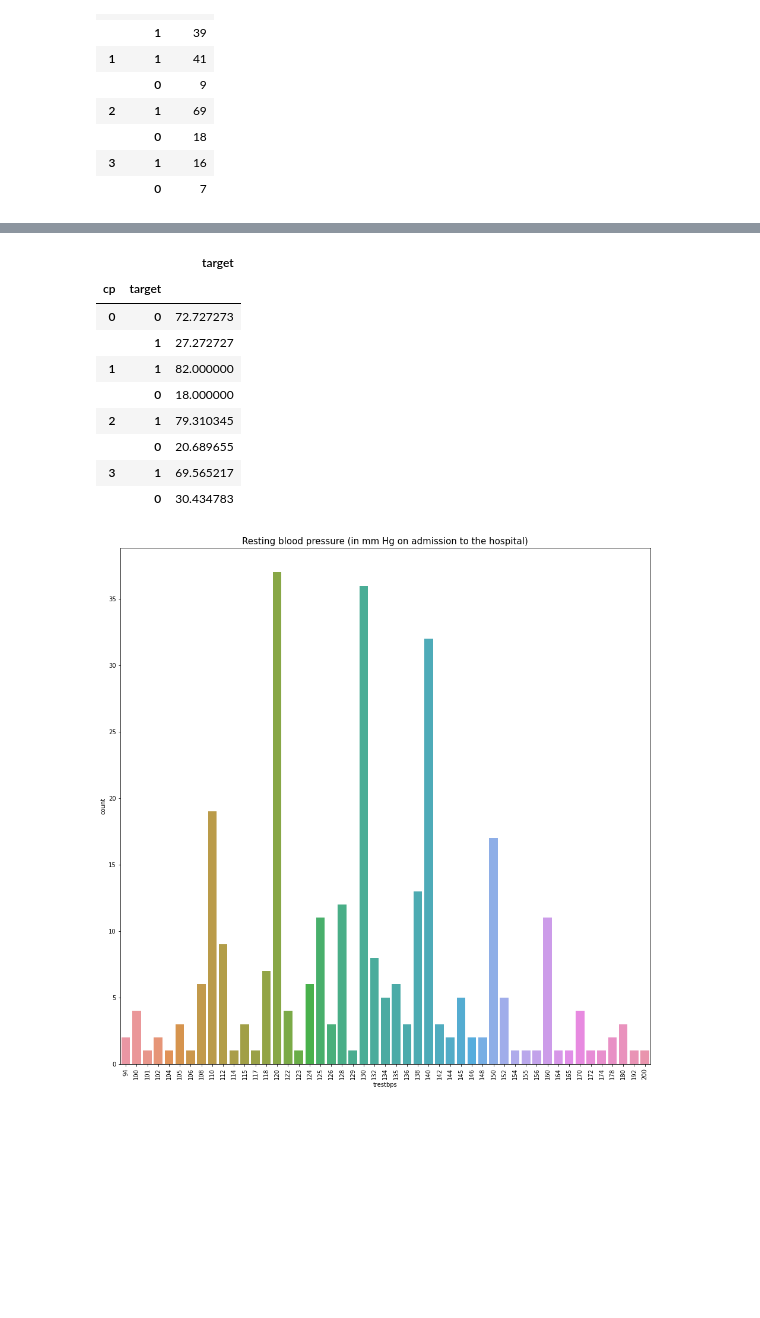
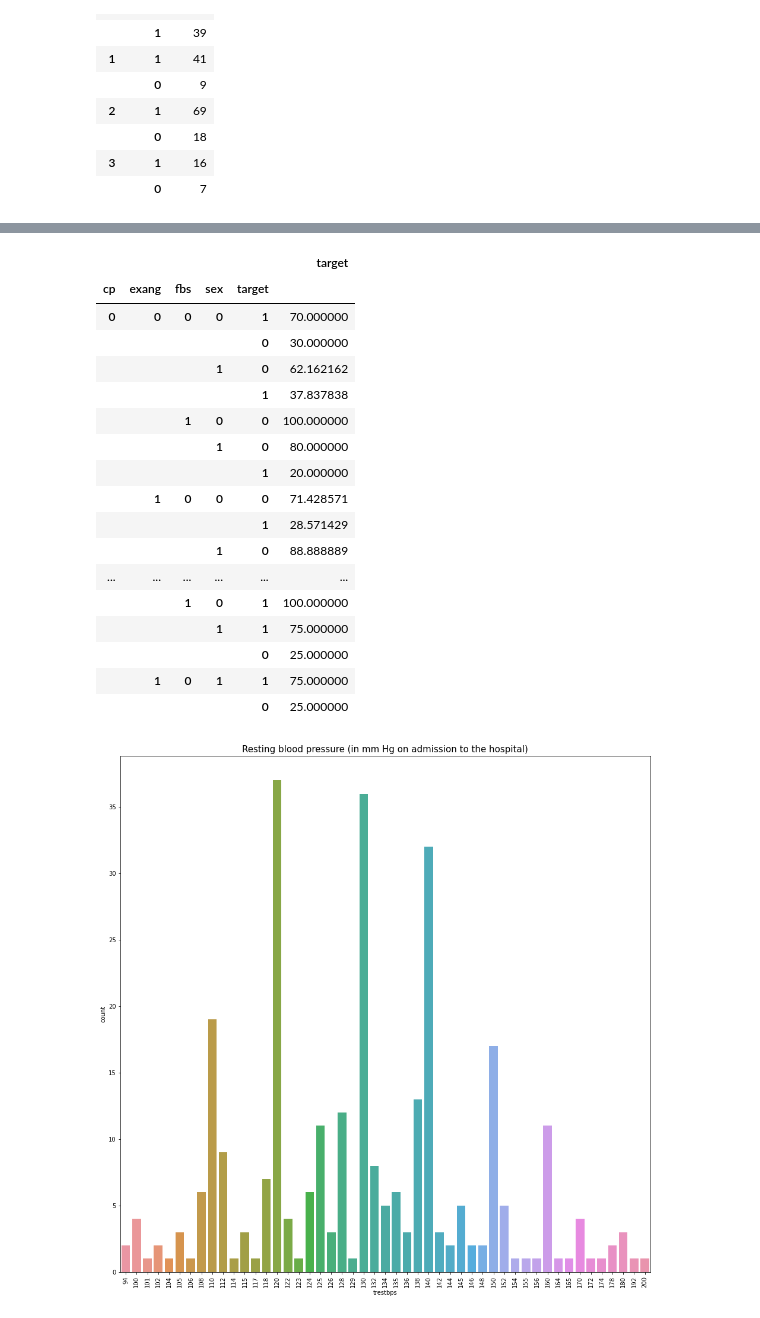
Before and after one commit to Youngprof3/project_on_heart_disease, a Jupyter notebook: Project_on_Heart_disease.ipynb, the cells around one changed output, grey strips where cells are left out. Cells and saved outputs as stored; diff of their text form; code cells hidden in the pictures; blank space fills up the shorter version.

```diff
--- a/Project_on_Heart_disease.ipynb
+++ b/Project_on_Heart_disease.ipynb
@@ -527,15 +557,23 @@ pd.DataFrame(df.groupby('cp')['target'].value_counts())
 # %%
-pd.DataFrame(df.groupby('cp')['target'].value_counts(normalize=True)*100)
+pd.DataFrame(df.groupby(['cp','exang','fbs','sex'])['target'].value_counts(normalize=True)*100)
 # %% [output]
-|  |  | target |
-| cp | target |  |
-| 0 | 0 | 72.727273 |
-|  | 1 | 27.272727 |
-| 1 | 1 | 82.000000 |
-|  | 0 | 18.000000 |
-| 2 | 1 | 79.310345 |
-|  | 0 | 20.689655 |
-| 3 | 1 | 69.565217 |
-|  | 0 | 30.434783 |
+|  |  |  |  |  | target |
+| cp | exang | fbs | sex | target |  |
+| 0 | 0 | 0 | 0 | 1 | 70.000000 |
+|  |  |  |  | 0 | 30.000000 |
+|  |  |  | 1 | 0 | 62.162162 |
+|  |  |  |  | 1 | 37.837838 |
+|  |  | 1 | 0 | 0 | 100.000000 |
+|  |  |  | 1 | 0 | 80.000000 |
+|  |  |  |  | 1 | 20.000000 |
+|  | 1 | 0 | 0 | 0 | 71.428571 |
+|  |  |  |  | 1 | 28.571429 |
+|  |  |  | 1 | 0 | 88.888889 |
+| ... | ... | ... | ... | ... | ... |
+|  |  | 1 | 0 | 1 | 100.000000 |
+|  |  |  | 1 | 1 | 75.000000 |
+|  |  |  |  | 0 | 25.000000 |
+|  | 1 | 0 | 1 | 1 | 75.000000 |
+|  |  |  |  | 0 | 25.000000 |
 # %%
 47.19% of the diagnosed patients had typical angina pain with the sum of 143 persons of which 104(72.73%) were males and females 39(27.27%)
```
Also changed, not shown: parts of 51 cells of this notebook.
